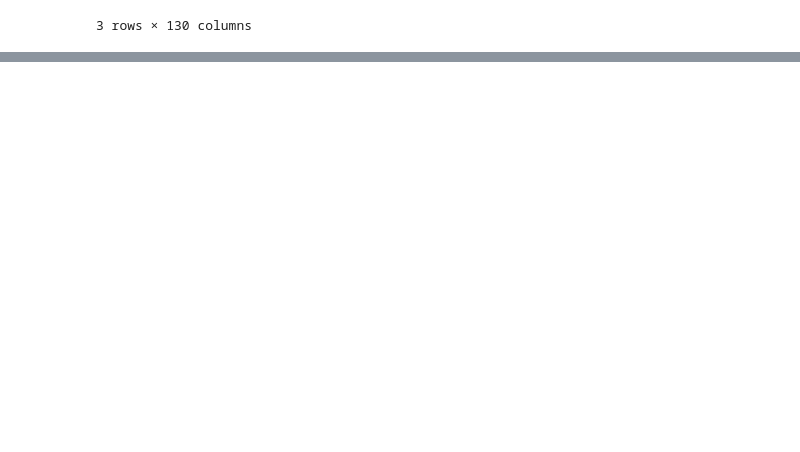
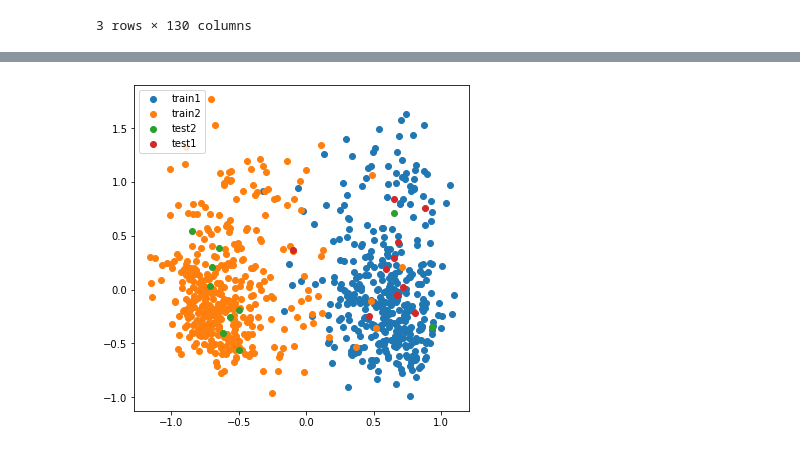
Before and after one commit to siddarth-c/Pattern-Recognition, a Jupyter notebook: A3/A3.ipynb, the cells around one changed output, grey strips where cells are left out. Drawn from its saved outputs; the diff is of its cells as text; code cells hidden in the pictures; blank space fills up the shorter version.

```diff
--- a/A3/A3.ipynb
+++ b/A3/A3.ipynb
@@ -48,0 +72,22 @@ plt.show()
+# %%
+class1 = PC_X[:len(df.loc[df['Unnamed: 1'] == 'male'])]
+class2 = PC_X[len(df.loc[df['Unnamed: 1'] == 'male']):]
+# %%
+train1 = class1[10:]
+test1 = class1[:10]
+
+train2 = class2[10:]
+test2 = class2[:10]
+# %%
+plt.figure(figsize= (6, 6))
+
+plt.scatter(train1[:,0], train1[:,1])
+plt.scatter(train2[:,0], train2[:,1])
+
+plt.scatter(test2[:,0], test2[:,1])
+plt.scatter(test1[:,0], test1[:,1])
+
+plt.legend(['train1', 'train2', 'test2', 'test1'])
+plt.show()
+# %% [output]
+[figure, added]
```
Also changed, not shown: parts of 38 cells of this notebook.
